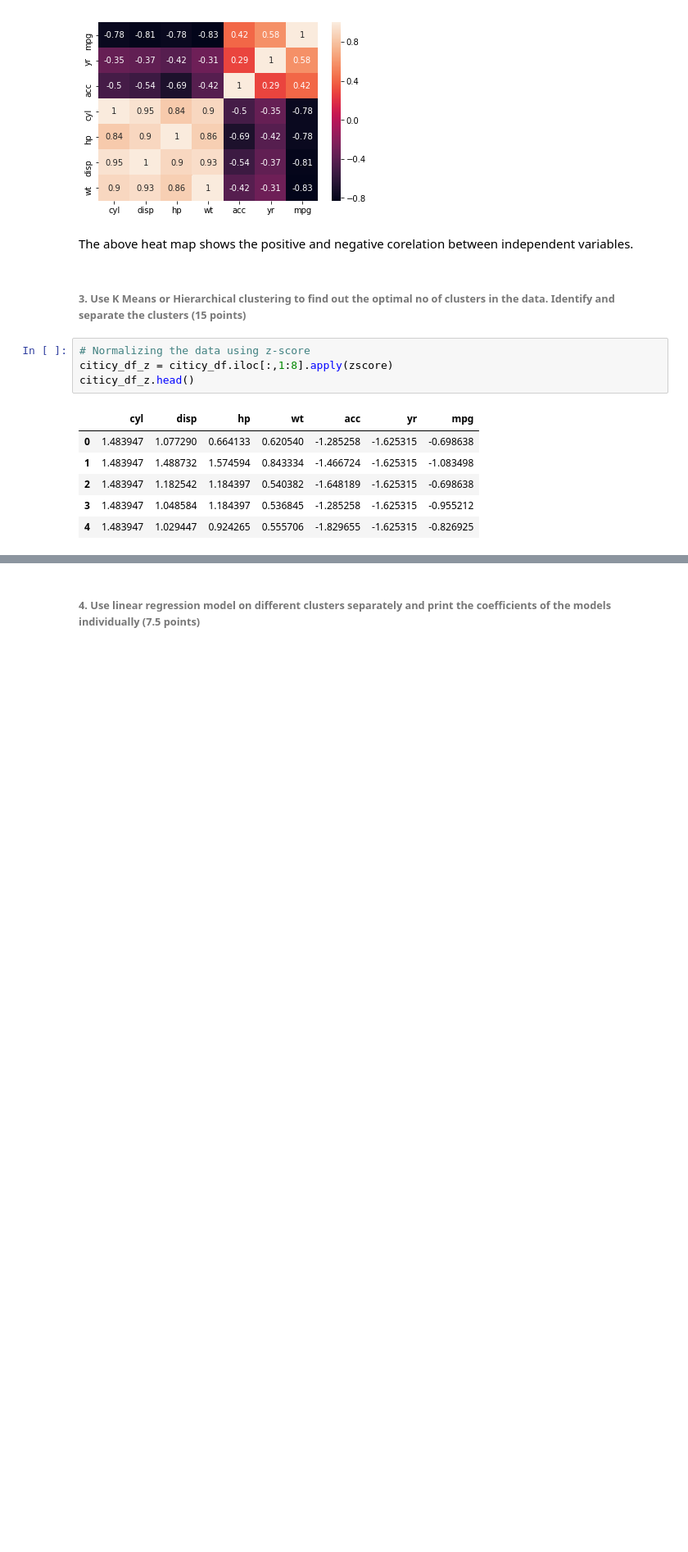
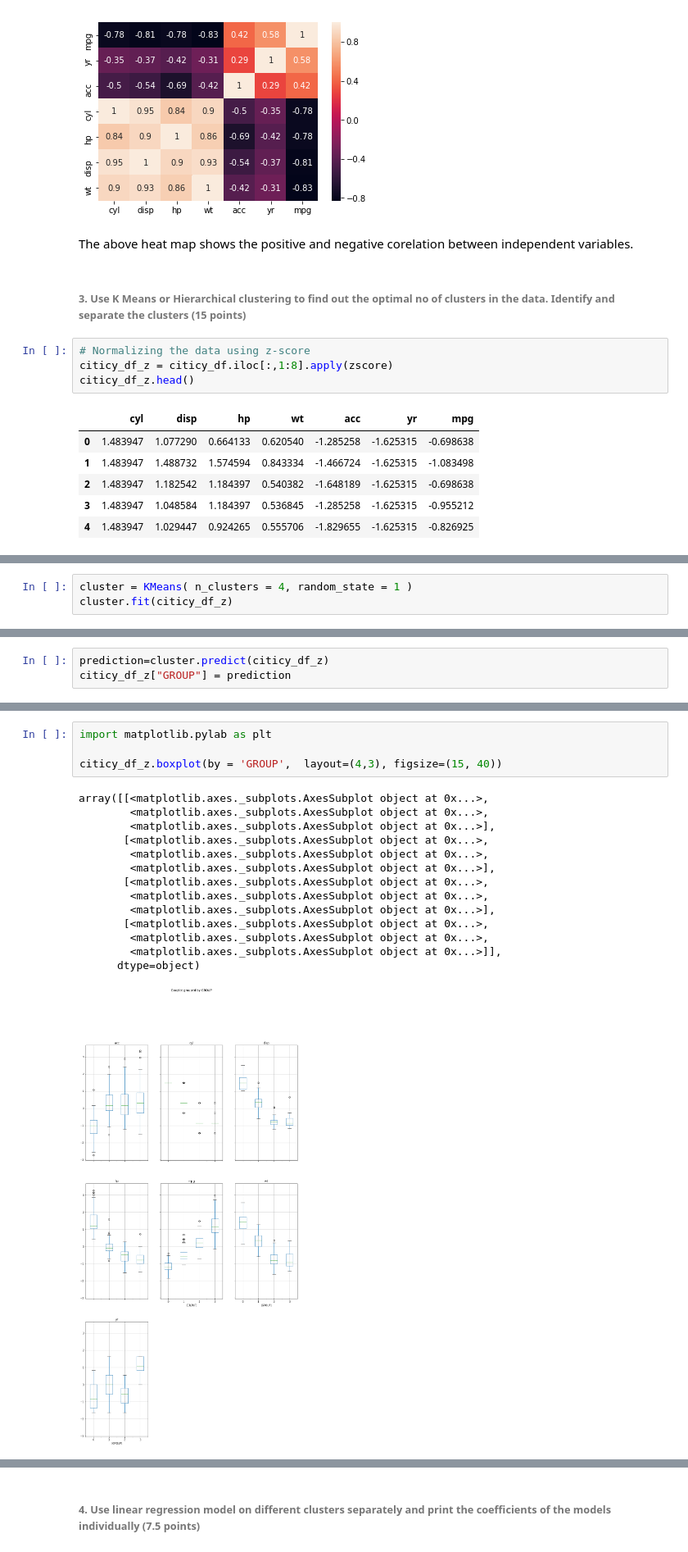
Before and after one commit to GreatLearningAIML1/bangalore-november-2018-batch-dsmithun, a Jupyter notebook: Unsupervised Learning_R4_Project1_Car mpg.ipynb, the cells around one changed output, grey strips where cells are left out. Shown at 82% size. Drawn from its saved outputs; the diff is of its cells as text; blank space fills up the shorter version.

```diff
--- a/Unsupervised Learning_R4_Project1_Car mpg.ipynb
+++ b/Unsupervised Learning_R4_Project1_Car mpg.ipynb
@@ -197,0 +216,3 @@ clusters_df[0:15]
+# %%
+cluster = KMeans( n_clusters = 4, random_state = 1 )
+cluster.fit(citicy_df_z)
@@ -197,0 +244,3 @@ clusters_df[0:15]
+# %%
+prediction=cluster.predict(citicy_df_z)
+citicy_df_z["GROUP"] = prediction
@@ -197,0 +256,19 @@ clusters_df[0:15]
+# %%
+import matplotlib.pylab as plt
+
+citicy_df_z.boxplot(by = 'GROUP',  layout=(4,3), figsize=(15, 40))
+# %% [output]
+array([[<matplotlib.axes._subplots.AxesSubplot object at 0x...>,
+        <matplotlib.axes._subplots.AxesSubplot object at 0x...>,
+        <matplotlib.axes._subplots.AxesSubplot object at 0x...>],
+       [<matplotlib.axes._subplots.AxesSubplot object at 0x...>,
+        <matplotlib.axes._subplots.AxesSubplot object at 0x...>,
+        <matplotlib.axes._subplots.AxesSubplot object at 0x...>],
+       [<matplotlib.axes._subplots.AxesSubplot object at 0x...>,
+        <matplotlib.axes._subplots.AxesSubplot object at 0x...>,
+        <matplotlib.axes._subplots.AxesSubplot object at 0x...>],
+       [<matplotlib.axes._subplots.AxesSubplot object at 0x...>,
+        <matplotlib.axes._subplots.AxesSubplot object at 0x...>,
+        <matplotlib.axes._subplots.AxesSubplot object at 0x...>]],
+      dtype=object)
+[figure, added]
```
Also changed, not shown: parts of 71 cells of this notebook.
